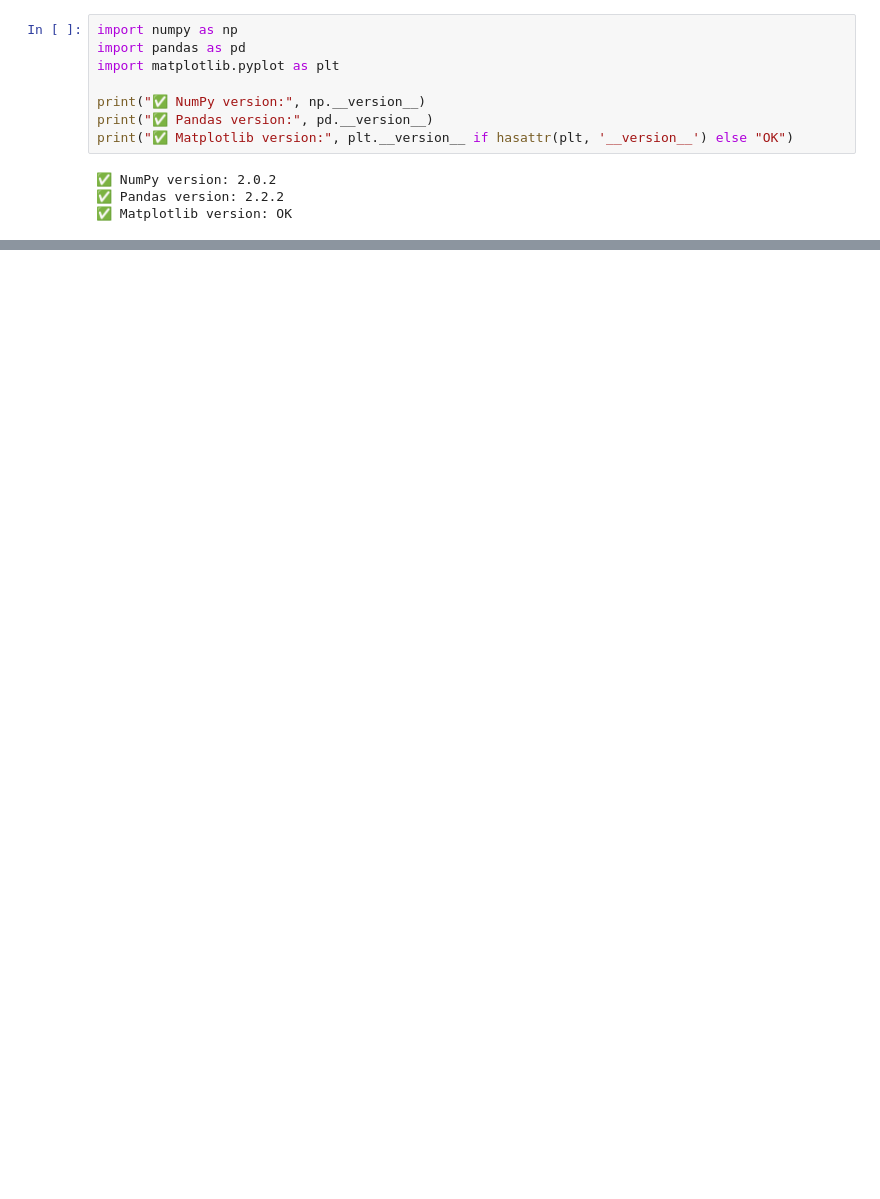
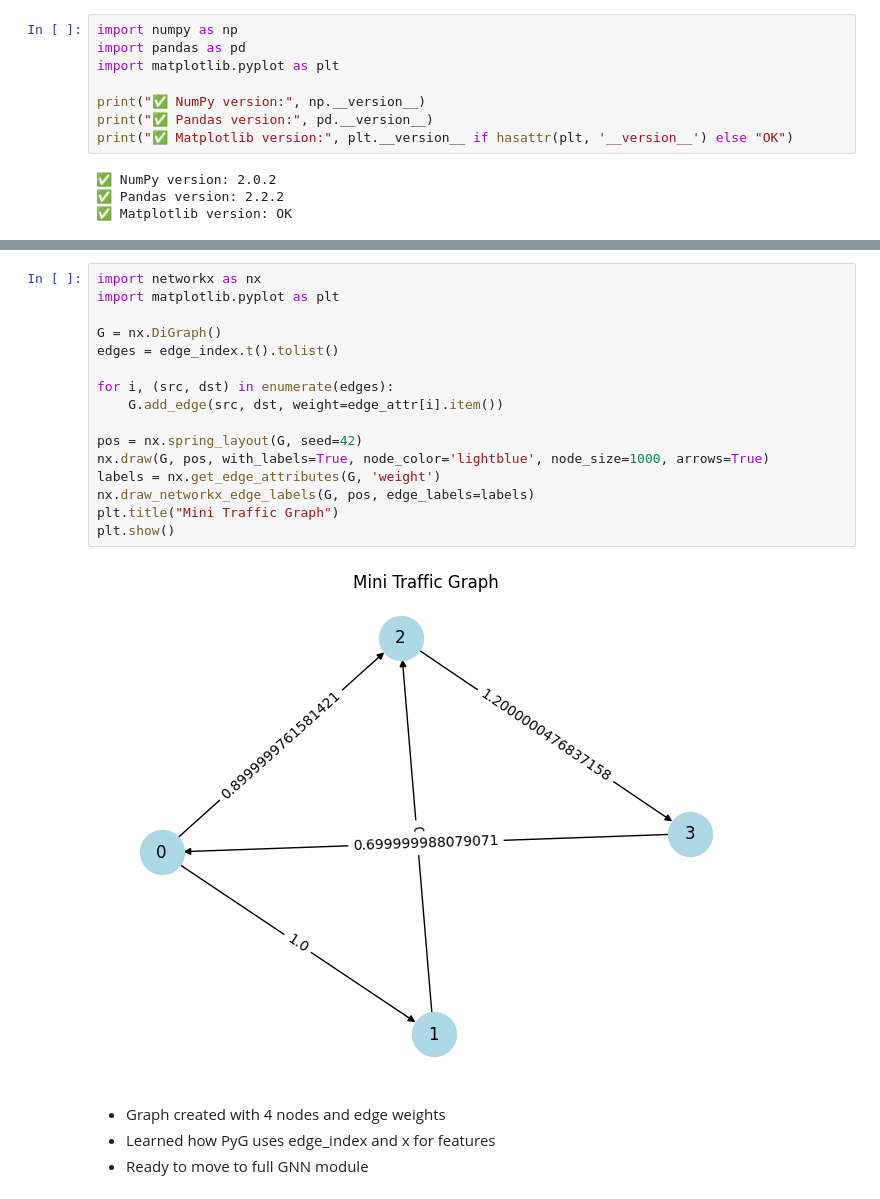
Before and after one commit to Abidullha/ReX-GNN, a Jupyter notebook: ReX_GNN_Setup.ipynb, the cells around one changed output, grey strips where cells are left out. Drawn from its saved outputs; the diff is of its cells as text; blank space fills up the shorter version.

Commit message:
Finalize setup notebook: environment + graph simulation

```diff
--- a/ReX_GNN_Setup.ipynb
+++ b/ReX_GNN_Setup.ipynb
@@ -43,0 +77,22 @@ plt.show()
+# %%
+import networkx as nx
+import matplotlib.pyplot as plt
+
+G = nx.DiGraph()
+edges = edge_index.t().tolist()
+
+for i, (src, dst) in enumerate(edges):
+    G.add_edge(src, dst, weight=edge_attr[i].item())
+
+pos = nx.spring_layout(G, seed=42)
+nx.draw(G, pos, with_labels=True, node_color='lightblue', node_size=1000, arrows=True)
+labels = nx.get_edge_attributes(G, 'weight')
+nx.draw_networkx_edge_labels(G, pos, edge_labels=labels)
+plt.title("Mini Traffic Graph")
+plt.show()
+# %% [output]
+[figure, added]
+# %% [markdown]
+- Graph created with 4 nodes and edge weights
+- Learned how PyG uses edge_index and x for features
+- Ready to move to full GNN module
```
Also changed, not shown: parts of 5 cells of this notebook.
